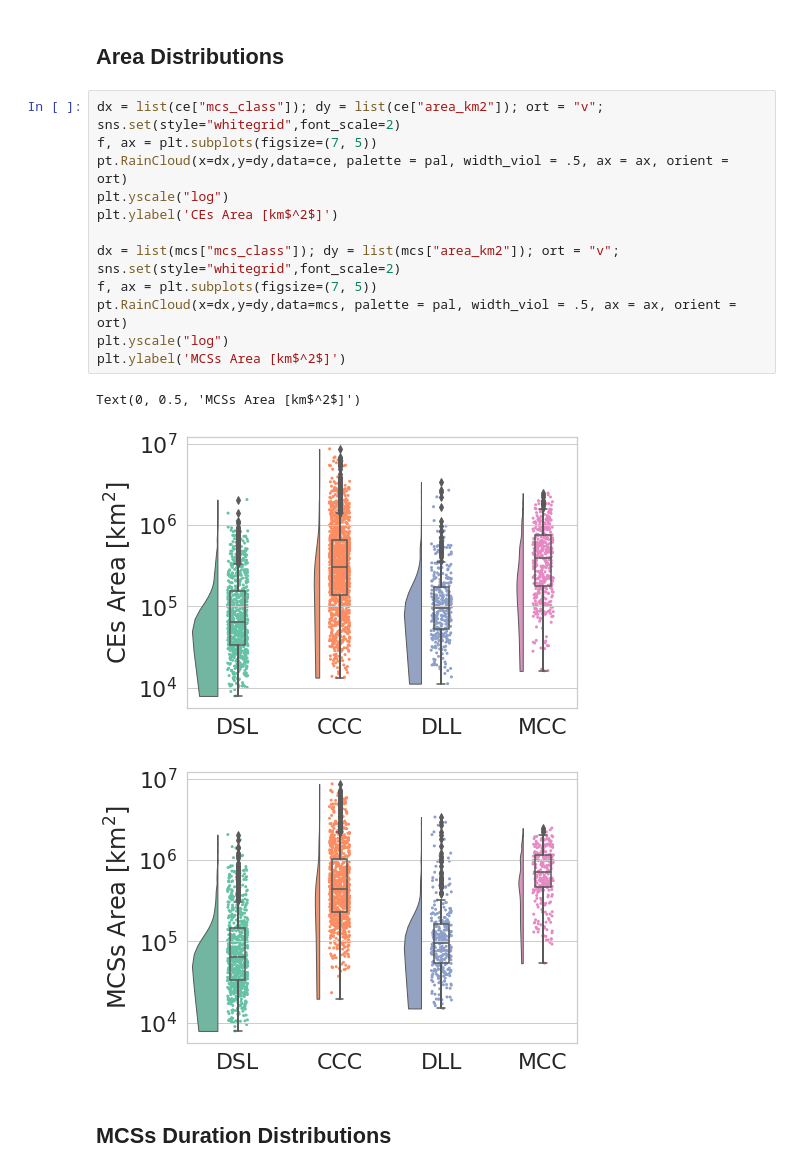
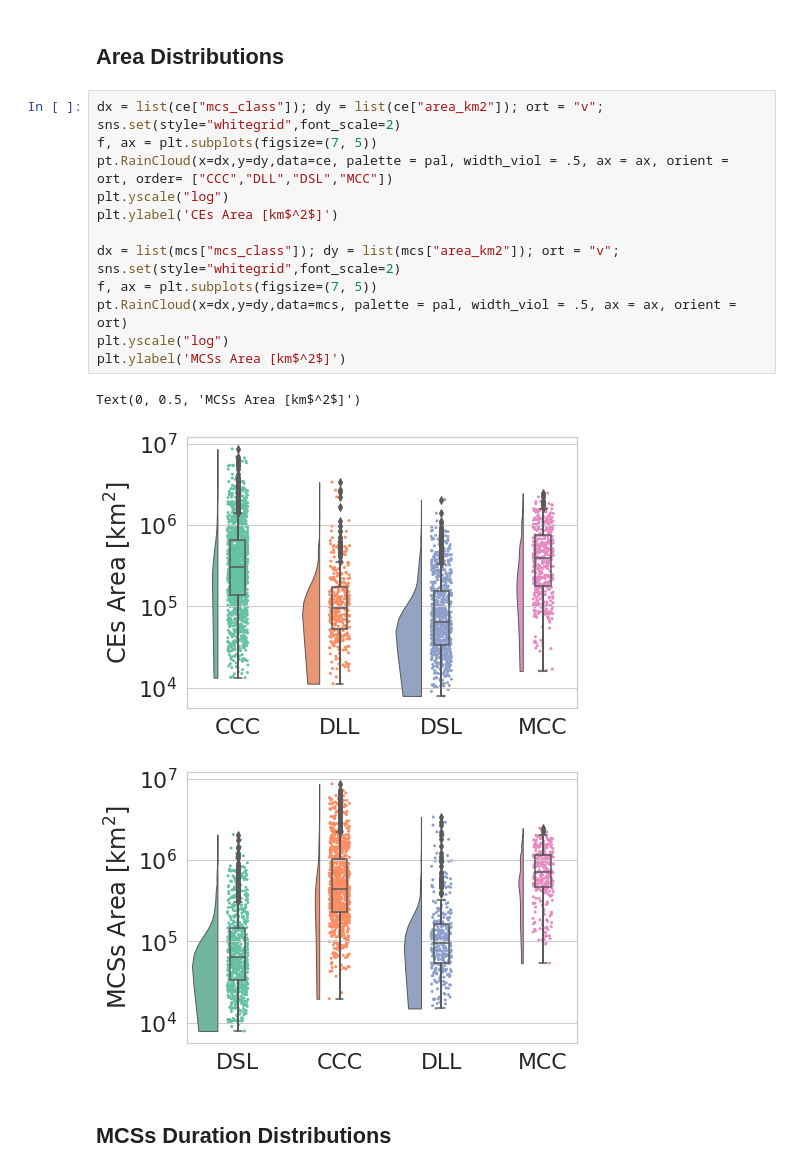
Before and after one commit to knubez/TAMS, a Jupyter notebook: TAMS_plots2.ipynb, the cells around one changed output. Cells and saved outputs as stored; diff of their text form.

Commit message:
edited color for some plots and first/lat loc plots

```diff
--- a/TAMS_plots2.ipynb
+++ b/TAMS_plots2.ipynb
@@ -155,21 +154,21 @@ ax.tick_params(labelsize=15)
 # %%
 dx = list(ce["mcs_class"]); dy = list(ce["area_km2"]); ort = "v";
 sns.set(style="whitegrid",font_scale=2)
 f, ax = plt.subplots(figsize=(7, 5))
-pt.RainCloud(x=dx,y=dy,data=ce, palette = pal, width_viol = .5, ax = ax, orient = ort)
+pt.RainCloud(x=dx,y=dy,data=ce, palette = pal, width_viol = .5, ax = ax, orient = ort, order= ["CCC","DLL","DSL","MCC"])
 plt.yscale("log")
 plt.ylabel('CEs Area [km$^2$]')
 
 dx = list(mcs["mcs_class"]); dy = list(mcs["area_km2"]); ort = "v";
 sns.set(style="whitegrid",font_scale=2)
 f, ax = plt.subplots(figsize=(7, 5))
 pt.RainCloud(x=dx,y=dy,data=mcs, palette = pal, width_viol = .5, ax = ax, orient = ort)
 plt.yscale("log")
 plt.ylabel('MCSs Area [km$^2$]')
 # %% [output]
 Text(0, 0.5, 'MCSs Area [km$^2$]')
-[figure, old version]
+[figure, new version]
-[figure, old version]
+[figure, new version]
 # %% [markdown]
 ## MCSs Duration Distributions
 # %%
```
Also changed, not shown: parts of 9 cells of this notebook.
